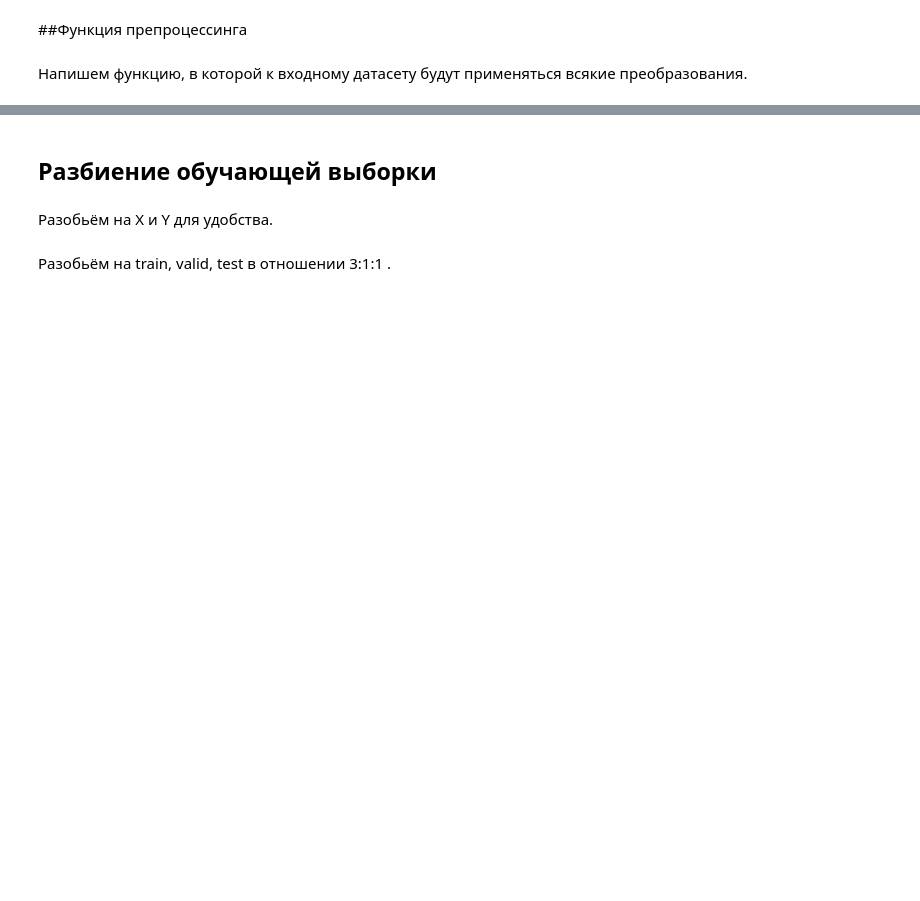
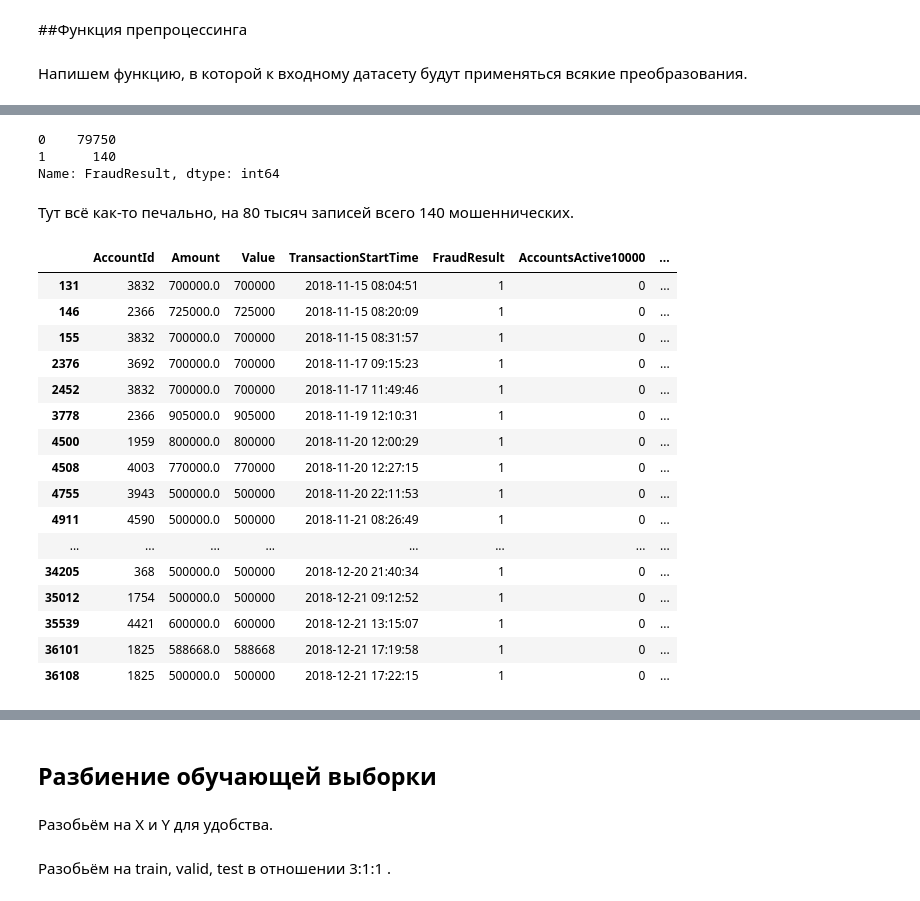
Before and after one commit to ALYAMBR/Notebooks, a Jupyter notebook: CFT_test_task.ipynb, the cells around one changed output, grey strips where cells are left out. Saved outputs shown, nothing was run; the diff lists cells and outputs as text; code cells hidden in the pictures; blank space fills up the shorter version.

```diff
--- a/CFT_test_task.ipynb
+++ b/CFT_test_task.ipynb
@@ -101,0 +145,7 @@ Name: FraudResult, dtype: int64
+# %%
+accs = train_set.AccountId.value_counts()
+AccountsActive10000 = pd.Series(accs[accs >= 10000], name = 'AccountsActive10000')
+AccountsActive1000 = pd.Series(accs[(accs >= 1000) & (accs < 10000)], name = 'AccountsActive1000')
+AccountsActive100 = pd.Series(accs[(accs >= 100) & (accs < 1000)], name = 'AccountsActive100')
+AccountsActive10 = pd.Series(accs[(accs >= 10) & (accs < 100)], name = 'AccountsActive10')
+AccountsActive1 = pd.Series(accs[(accs >= 1) & (accs < 10)], name = 'AccountsActive1')
@@ -194,8 +369,3 @@ Name: Amount, Length: 72, dtype: int64
 ##Функция препроцессинга
 # %% [markdown]
 Напишем функцию, в которой к входному датасету будут применяться всякие преобразования.
-# %%
-def prepare_data(data):
-    data = data.drop(labels=["CurrencyCode", "CountryCode"])
-    data.TransactionStartTime = data.TransactionStartTime.map(lambda x: pd.Timestamp(x)).astype(int)
-    data.AmountTail = (data.Amount - data.Amount.astype(int))
@@ -201,0 +426,2 @@ def prepare_data(data):
+# %%
+train_set = prepare_data(train_set)
@@ -201,0 +437,29 @@ def prepare_data(data):
+# %%
+train_set.FraudResult.value_counts()
+# %% [output]
+0    79750
+1      140
+Name: FraudResult, dtype: int64
+# %% [markdown]
+Тут всё как-то печально, на 80 тысяч записей всего 140 мошеннических.
+# %%
+fraud_subset = train_set[train_set.FraudResult == 1]
+fraud_subset.head(60)
+# %% [output]
+|  | AccountId | Amount | Value | TransactionStartTime | FraudResult | AccountsActive10000 | ... |
+| 131 | 3832 | 700000.0 | 700000 | 2018-11-15 08:04:51 | 1 | 0 | ... |
+| 146 | 2366 | 725000.0 | 725000 | 2018-11-15 08:20:09 | 1 | 0 | ... |
+| 155 | 3832 | 700000.0 | 700000 | 2018-11-15 08:31:57 | 1 | 0 | ... |
+| 2376 | 3692 | 700000.0 | 700000 | 2018-11-17 09:15:23 | 1 | 0 | ... |
+| 2452 | 3832 | 700000.0 | 700000 | 2018-11-17 11:49:46 | 1 | 0 | ... |
+| 3778 | 2366 | 905000.0 | 905000 | 2018-11-19 12:10:31 | 1 | 0 | ... |
+| 4500 | 1959 | 800000.0 | 800000 | 2018-11-20 12:00:29 | 1 | 0 | ... |
+| 4508 | 4003 | 770000.0 | 770000 | 2018-11-20 12:27:15 | 1 | 0 | ... |
+| 4755 | 3943 | 500000.0 | 500000 | 2018-11-20 22:11:53 | 1 | 0 | ... |
+| 4911 | 4590 | 500000.0 | 500000 | 2018-11-21 08:26:49 | 1 | 0 | ... |
+| ... | ... | ... | ... | ... | ... | ... | ... |
+| 34205 | 368 | 500000.0 | 500000 | 2018-12-20 21:40:34 | 1 | 0 | ... |
+| 35012 | 1754 | 500000.0 | 500000 | 2018-12-21 09:12:52 | 1 | 0 | ... |
+| 35539 | 4421 | 600000.0 | 600000 | 2018-12-21 13:15:07 | 1 | 0 | ... |
+| 36101 | 1825 | 588668.0 | 588668 | 2018-12-21 17:19:58 | 1 | 0 | ... |
+| 36108 | 1825 | 500000.0 | 500000 | 2018-12-21 17:22:15 | 1 | 0 | ... |
```
Also changed, not shown: parts of 177 cells of this notebook.
